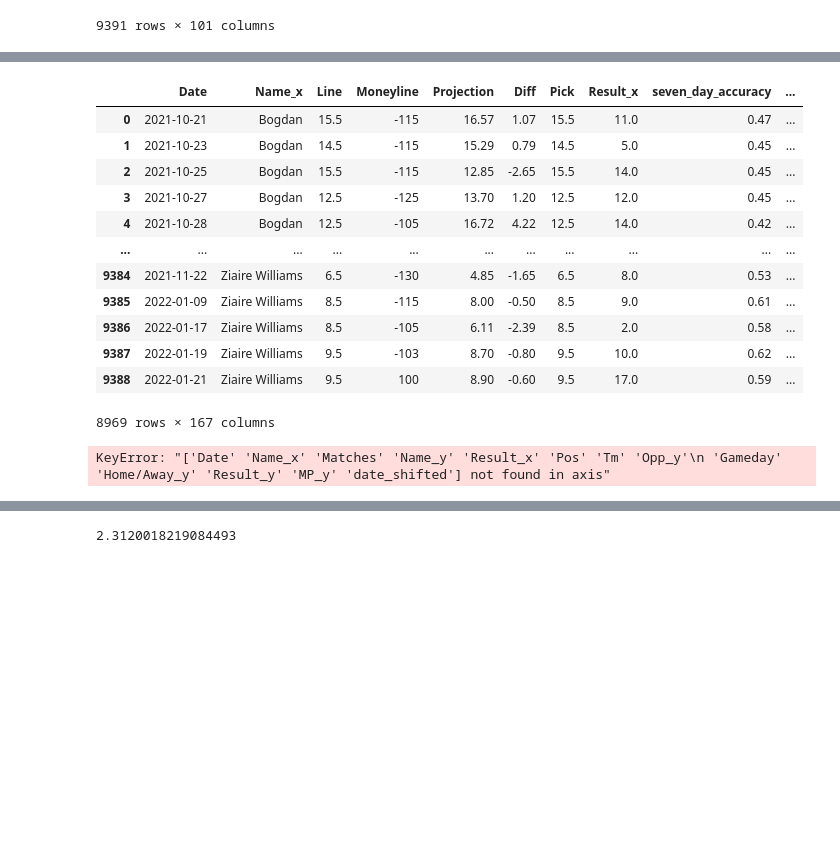
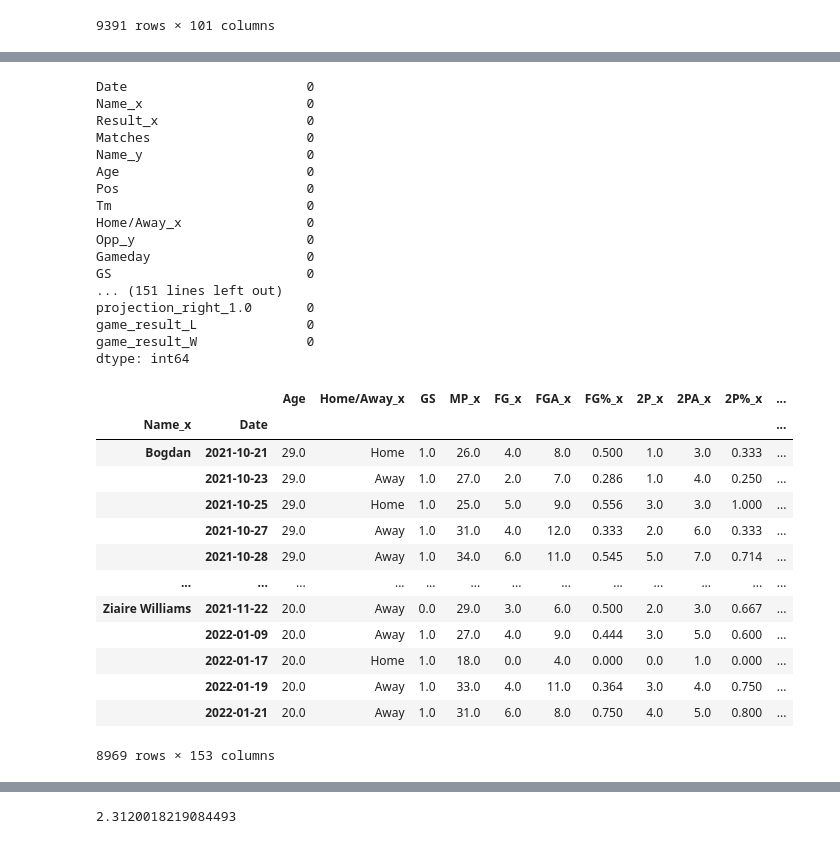
Before and after one commit to VinceDiR/Prop_Betting_Regression_Project, a Jupyter notebook: Feature Engineering and Merge Player + Team Stats with Betting Data (Step 3).ipynb, the cells around one changed output, grey strips where cells are left out. Saved outputs shown, nothing was run; the diff lists cells and outputs as text; code cells hidden in the pictures; blank space fills up the shorter version.

```diff
--- a/Feature Engineering and Merge Player + Team Stats with Betting Data (Step 3).ipynb
+++ b/Feature Engineering and Merge Player + Team Stats with Betting Data (Step 3).ipynb
@@ -603,22 +821,40 @@ ohe_df
 # %%
-ohe_df = ohe_df[ohe_df.target_pts.isna() == False];ohe_df
+ohe_df = ohe_df[ohe_df.target_pts.isna() == False];ohe_df.isna().sum()
 # %% [output]
-|  | Date | Name_x | Line | Moneyline | Projection | Diff | Pick | Result_x | seven_day_accuracy | ... |
-| 0 | 2021-10-21 | Bogdan | 15.5 | -115 | 16.57 | 1.07 | 15.5 | 11.0 | 0.47 | ... |
-| 1 | 2021-10-23 | Bogdan | 14.5 | -115 | 15.29 | 0.79 | 14.5 | 5.0 | 0.45 | ... |
-| 2 | 2021-10-25 | Bogdan | 15.5 | -115 | 12.85 | -2.65 | 15.5 | 14.0 | 0.45 | ... |
-| 3 | 2021-10-27 | Bogdan | 12.5 | -125 | 13.70 | 1.20 | 12.5 | 12.0 | 0.45 | ... |
-| 4 | 2021-10-28 | Bogdan | 12.5 | -105 | 16.72 | 4.22 | 12.5 | 14.0 | 0.42 | ... |
-| ... | ... | ... | ... | ... | ... | ... | ... | ... | ... | ... |
-| 9384 | 2021-11-22 | Ziaire Williams | 6.5 | -130 | 4.85 | -1.65 | 6.5 | 8.0 | 0.53 | ... |
-| 9385 | 2022-01-09 | Ziaire Williams | 8.5 | -115 | 8.00 | -0.50 | 8.5 | 9.0 | 0.61 | ... |
-| 9386 | 2022-01-17 | Ziaire Williams | 8.5 | -105 | 6.11 | -2.39 | 8.5 | 2.0 | 0.58 | ... |
-| 9387 | 2022-01-19 | Ziaire Williams | 9.5 | -103 | 8.70 | -0.80 | 9.5 | 10.0 | 0.62 | ... |
-| 9388 | 2022-01-21 | Ziaire Williams | 9.5 | 100 | 8.90 | -0.60 | 9.5 | 17.0 | 0.59 | ... |
-8969 rows × 167 columns
+Date                       0
+Name_x                     0
+Result_x                   0
+Matches                    0
+Name_y                     0
+Age                        0
+Pos                        0
+Tm                         0
+Home/Away_x                0
+Opp_y                      0
+Gameday                    0
+GS                         0
+... (151 lines left out)
+projection_right_1.0       0
+game_result_L              0
+game_result_W              0
+dtype: int64
 # %%
 df = ohe_df.copy()
-ohe_df.drop(columns=['Date', 'Name_x', 'Matches', 'Name_y', 'Result_x', 'Pos', 'Tm', 'Opp_y', 'Gameday', 'Home/Away_y', 'Result_y', 'MP_y', 'date_shifted'], inplace=True);ohe_df
-# %% [output]
-KeyError: "['Date' 'Name_x' 'Matches' 'Name_y' 'Result_x' 'Pos' 'Tm' 'Opp_y'\n 'Gameday' 'Home/Away_y' 'Result_y' 'MP_y' 'date_shifted'] not found in axis"
+# %%
+df.drop(columns=['Date', 'Name_x', 'Matches', 'Name_y', 'Result_x', 'Pos', 'Tm', 'Opp_y', 'Gameday', 'Home/Away_y', 'Result_y', 'MP_y', 'date_shifted'], inplace=True);df
+# %% [output]
+|  |  | Age | Home/Away_x | GS | MP_x | FG_x | FGA_x | FG%_x | 2P_x | 2PA_x | 2P%_x | ... |
+| Name_x | Date |  |  |  |  |  |  |  |  |  |  | ... |
+| Bogdan | 2021-10-21 | 29.0 | Home | 1.0 | 26.0 | 4.0 | 8.0 | 0.500 | 1.0 | 3.0 | 0.333 | ... |
+|  | 2021-10-23 | 29.0 | Away | 1.0 | 27.0 | 2.0 | 7.0 | 0.286 | 1.0 | 4.0 | 0.250 | ... |
+|  | 2021-10-25 | 29.0 | Home | 1.0 | 25.0 | 5.0 | 9.0 | 0.556 | 3.0 | 3.0 | 1.000 | ... |
+|  | 2021-10-27 | 29.0 | Away | 1.0 | 31.0 | 4.0 | 12.0 | 0.333 | 2.0 | 6.0 | 0.333 | ... |
+|  | 2021-10-28 | 29.0 | Away | 1.0 | 34.0 | 6.0 | 11.0 | 0.545 | 5.0 | 7.0 | 0.714 | ... |
+| ... | ... | ... | ... | ... | ... | ... | ... | ... | ... | ... | ... | ... |
+| Ziaire Williams | 2021-11-22 | 20.0 | Away | 0.0 | 29.0 | 3.0 | 6.0 | 0.500 | 2.0 | 3.0 | 0.667 | ... |
+|  | 2022-01-09 | 20.0 | Away | 1.0 | 27.0 | 4.0 | 9.0 | 0.444 | 3.0 | 5.0 | 0.600 | ... |
+|  | 2022-01-17 | 20.0 | Home | 1.0 | 18.0 | 0.0 | 4.0 | 0.000 | 0.0 | 1.0 | 0.000 | ... |
+|  | 2022-01-19 | 20.0 | Away | 1.0 | 33.0 | 4.0 | 11.0 | 0.364 | 3.0 | 4.0 | 0.750 | ... |
+|  | 2022-01-21 | 20.0 | Away | 1.0 | 31.0 | 6.0 | 8.0 | 0.750 | 4.0 | 5.0 | 0.800 | ... |
+8969 rows × 153 columns
 # %%
```
Also changed, not shown: parts of 35 cells of this notebook, 1 other file.
